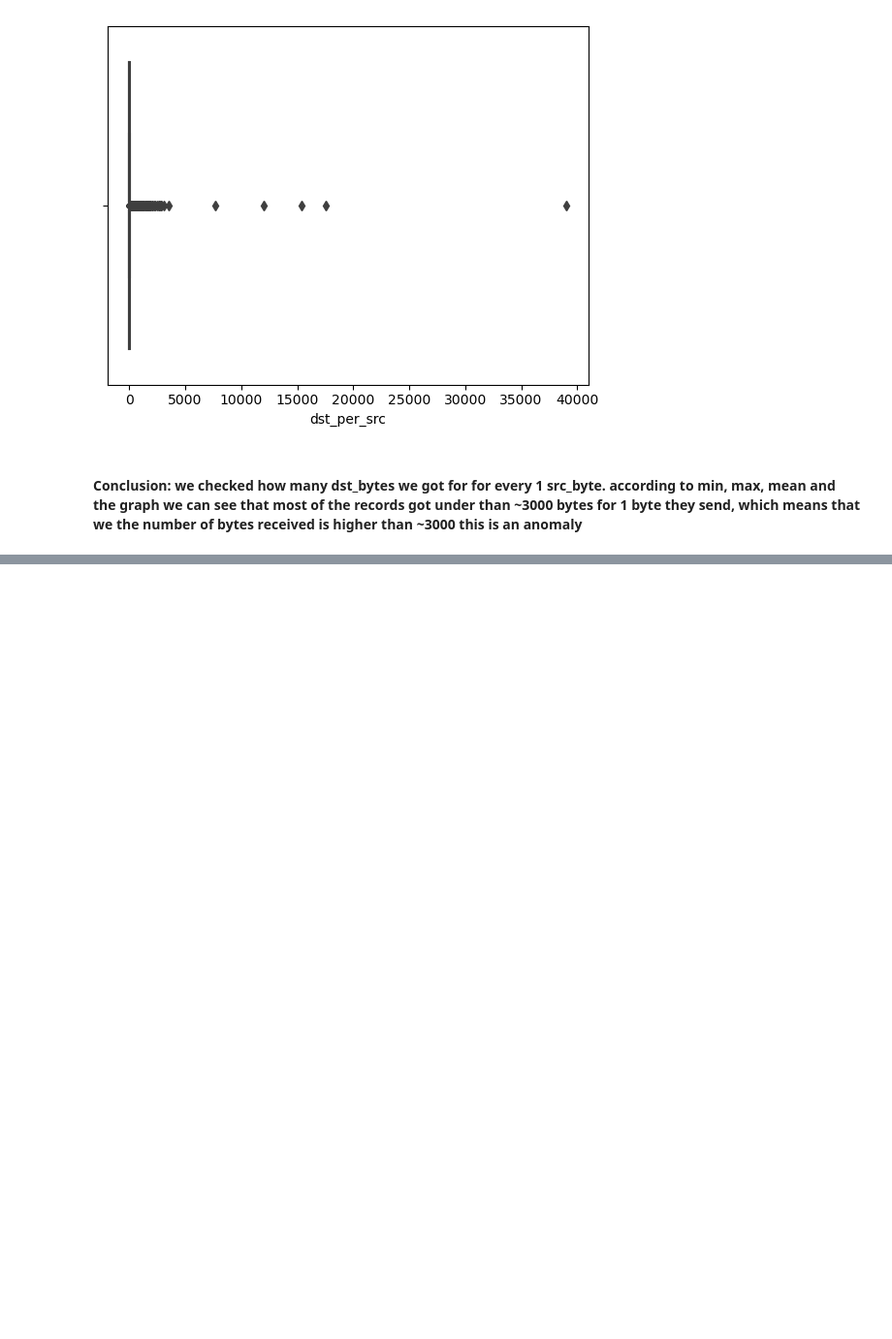
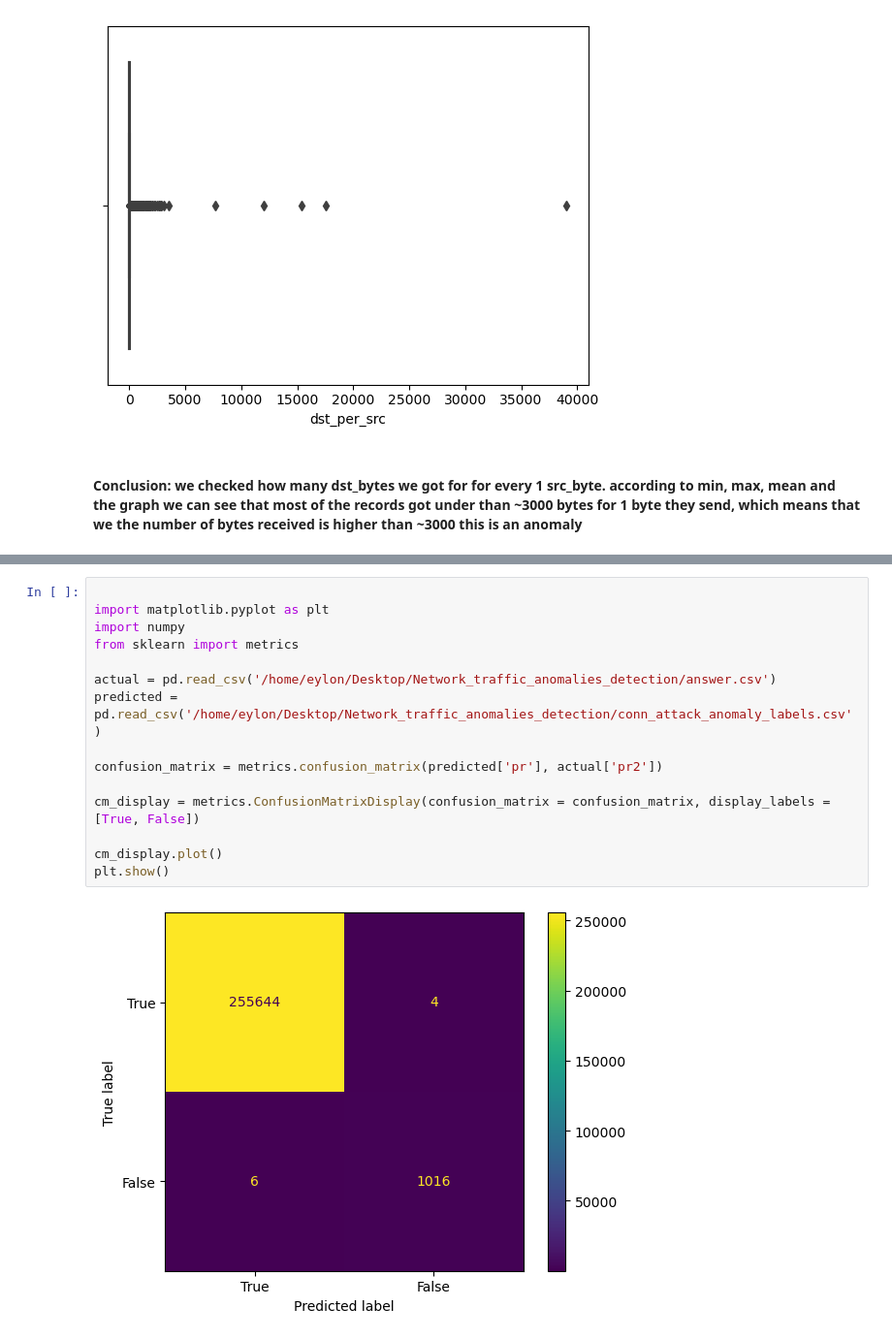
Before and after one commit to michaelMatve/Network_traffic_anomalies_detection, a Jupyter notebook: data_explortion.ipynb, the cells around one changed output, grey strips where cells are left out. Shown at 97% size. Drawn from its saved outputs; the diff is of its cells as text; blank space fills up the shorter version.

```diff
--- a/data_explortion.ipynb
+++ b/data_explortion.ipynb
@@ -260,0 +459,17 @@ sns.boxplot(x='dst_per_src', data = mydataset)
+# %%
+
+import matplotlib.pyplot as plt
+import numpy
+from sklearn import metrics
+
+actual = pd.read_csv('/home/eylon/Desktop/Network_traffic_anomalies_detection/answer.csv')
+predicted = pd.read_csv('/home/eylon/Desktop/Network_traffic_anomalies_detection/conn_attack_anomaly_labels.csv')
+
+confusion_matrix = metrics.confusion_matrix(predicted['pr'], actual['pr2'])
+
+cm_display = metrics.ConfusionMatrixDisplay(confusion_matrix = confusion_matrix, display_labels = [True, False])
+
+cm_display.plot()
+plt.show()
+# %% [output]
+[figure, added]
```
Also changed, not shown: parts of 44 cells of this notebook, 2 other files.
